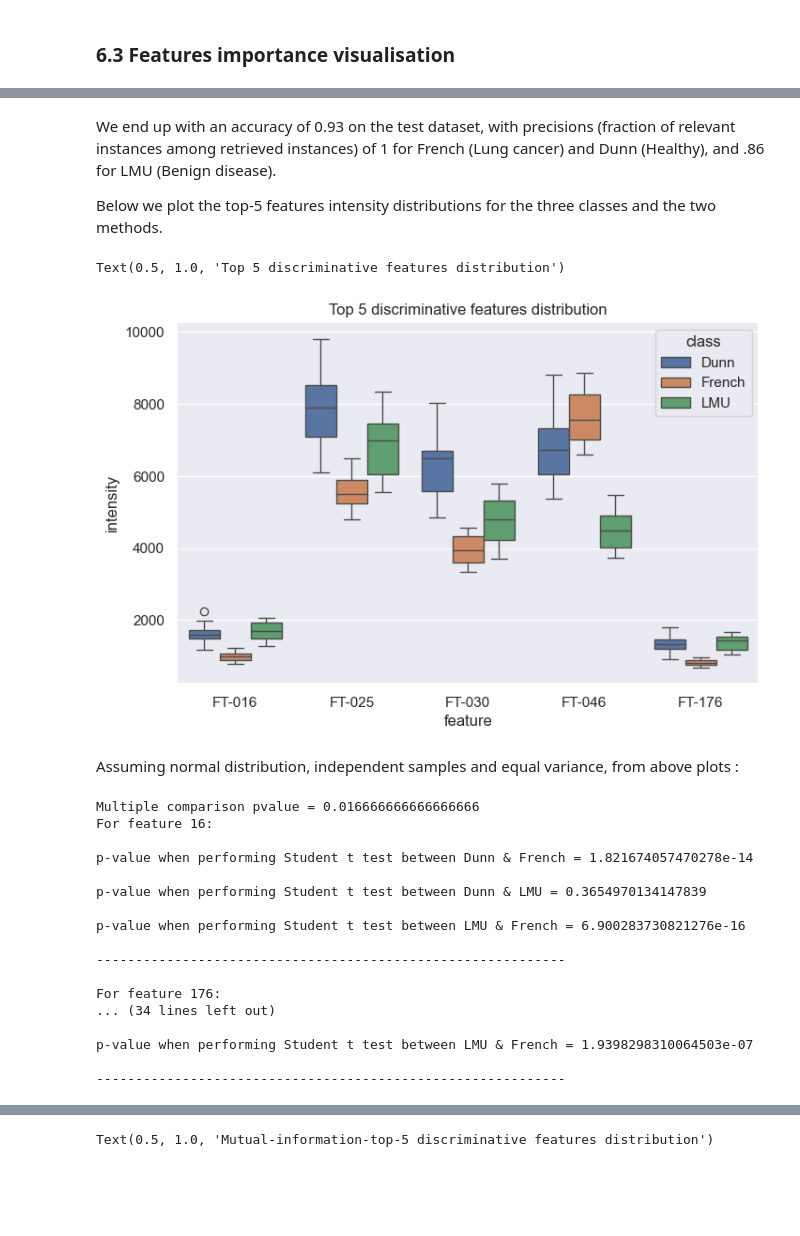
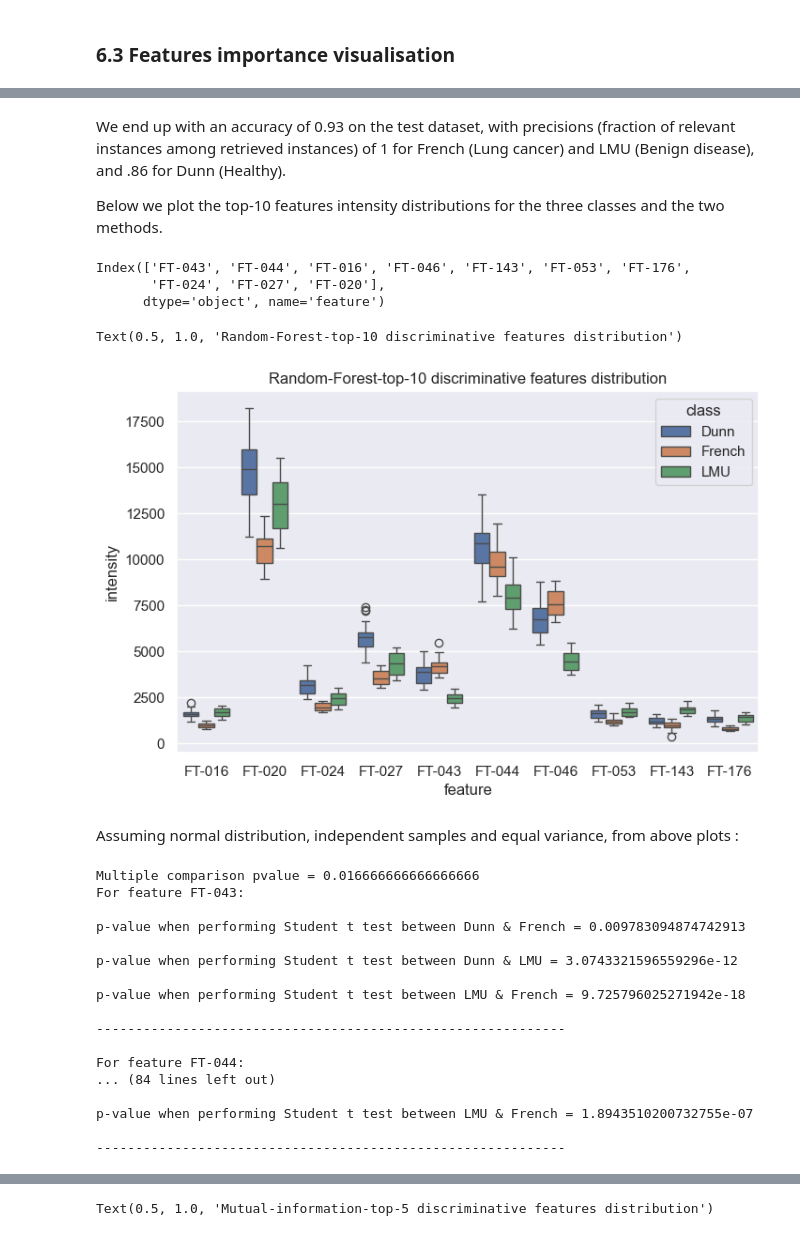
Before and after one commit to PhiCtl/glycan-biomarkers, a Jupyter notebook: notebooks/data_processing_&_classification.ipynb, the cells around one changed output, grey strips where cells are left out. Cells and saved outputs as stored; diff of their text form; code cells hidden in the pictures; blank space fills up the shorter version.

```diff
--- a/notebooks/data_processing_&_classification.ipynb
+++ b/notebooks/data_processing_&_classification.ipynb
@@ -97,9 +87,9 @@ df_data_process = df_data[df_data['feature'].isin(selected_feats)]
 We select features that are consistently detected across samples.
 We consider that a feature is present in a sample if its intensity is above 400 (from previous analysis in EDA). Then we select features which are present in all samples at least 70% of the time.
 # %%
-df_data_process['detection'] = df_data_process['intensity'].apply(lambda x: x >= 400)
+df_data_process['detection'] = df_data_process['intensity'].apply(lambda x: x >= 500)
 df_detect = df_data_process.groupby('feature').agg({'detection':lambda x : x.sum() / x.size})
 detected_features = df_detect.loc[df_detect['detection'] >= 0.7].index
 print(f"At this stage, {len(detected_features)} features were selected")
-df_data_process = df_data[df_data['feature'].isin(detected_features)]
+df_data_process = df_data_process[df_data_process['feature'].isin(detected_features)]
 # %% [output]
@@ -111,0 +104,20 @@ See the caveats in the documentation: https://pandas.pydata.org/pandas-docs/stab
+# %%
+sample_classes = ['Dunn', 'French', 'LMU']
+qc_classes = ['QC']#, 'dQC']
+
+QC_std = df_data_process[df_data_process['class'].isin(qc_classes) & (df_data_process['batch'] == 1)]\
+        .groupby(['feature']).agg({'intensity':lambda x : mad(x)})\
+        .rename(columns={'intensity' : 'std_QC'})
+general_std = df_data_process[df_data_process['class'].isin(sample_classes)]\
+        .groupby(['feature']).agg({'intensity':lambda x : mad(x) })\
+        .rename(columns={'intensity' : 'std_sample'})
+
+d_ratio = general_std.reset_index().merge(QC_std.reset_index(), on='feature', how='outer')
+d_ratio['D_ratio'] = d_ratio.apply(lambda x : 100 * x.std_QC / (np.sqrt(x.std_QC**2 + x.std_sample**2)), axis=1)
+# %%
+# Compute the biological standard deviation to the technical standard deviation per feature
+d_ratio['std_ratio'] = d_ratio['std_sample'] / d_ratio['std_QC']
+
+# Select features with low D-ratio
+selected_feats_dratio = d_ratio[d_ratio['D_ratio'] <= 50]['feature'].to_list()
+df_data_process = df_data_process[df_data_process['feature'].isin(selected_feats_dratio)]
@@ -268,14 +282,13 @@ X_train, X_test, y_train, y_test = train_test_split(X, y, test_size=0.2, random_
 # %%
 param_grid = {
     "n_estimators": [5, 10, 15, 20, 25, 30],
-    "max_depth": [3,4,5],
-    "min_samples_leaf": [4,5,6,7,8],
+    "max_depth": [3],
     "max_features":['sqrt'],
     "bootstrap": [True]
 }
 
 grid_search = GridSearchCV(RandomForestClassifier(random_state=42), param_grid, cv=3, n_jobs=-1, scoring='balanced_accuracy')
-grid_search.fit(X, y)
+grid_search.fit(X_train, y_train)
 best_params = grid_search.best_params_
 print(f"Best parameters: {best_params}")
 print(f"Best score: {grid_search.best_score_}")
@@ -329,13 +351,20 @@ plt.tight_layout()
 # %% [markdown]
-We end up with an accuracy of 0.93 on the test dataset, with precisions (fraction of relevant instances among retrieved instances) of 1 for French (Lung cancer) and Dunn (Healthy), and .86 for LMU (Benign disease).
+We end up with an accuracy of 0.93 on the test dataset, with precisions (fraction of relevant instances among retrieved instances) of 1 for French (Lung cancer) and LMU (Benign disease), and .86 for Dunn (Healthy).
 
-Below we plot the top-5 features intensity distributions for the three classes and the two methods.
+Below we plot the top-10 features intensity distributions for the three classes and the two methods.
+# %%
+feat_importances_rf.sort_values(ascending=False).head(10).index
+# %% [output]
+Index(['FT-043', 'FT-044', 'FT-016', 'FT-046', 'FT-143', 'FT-053', 'FT-176',
+       'FT-024', 'FT-027', 'FT-020'],
+      dtype='object', name='feature')
 # %%
-fig = sns.boxplot(df_data_process[df_data_process['feature_number'].isin([16,176,46,30,25])], x='feature', y='intensity', hue='class')
-fig.set_title('Random-Forest-top-5 discriminative features distribution')
+top_10 = feat_importances_rf.sort_values(ascending=False).head(10).index.to_list()
+fig = sns.boxplot(df_data_process[df_data_process['feature'].isin(top_10)], x='feature', y='intensity', hue='class')
+fig.set_title('Random-Forest-top-10 discriminative features distribution')
 # %% [output]
-Text(0.5, 1.0, 'Top 5 discriminative features distribution')
+Text(0.5, 1.0, 'Random-Forest-top-10 discriminative features distribution')
-[figure, old version]
+[figure, new version]
 # %% [markdown]
 Assuming normal distribution, independent samples and equal variance, from above plots :
 # %%
@@ -344,10 +373,10 @@ from scipy.stats import ttest_ind
 p_val = 0.05/3 # Because we have multiple comparisons
 print(f"Multiple comparison pvalue = {p_val}")
 
-for feat in [16,176,46,30,25]:
-    a = df_data_process[(df_data_process['feature_number'] == feat) & (df_data_process['class'] == 'Dunn')]['intensity']
-    b = df_data_process[(df_data_process['feature_number'] == feat) & (df_data_process['class'] == 'French')]['intensity']
-    c = df_data_process[(df_data_process['feature_number'] == feat) & (df_data_process['class'] == 'LMU')]['intensity']
+for feat in top_10:
+    a = df_data_process[(df_data_process['feature'] == feat) & (df_data_process['class'] == 'Dunn')]['intensity']
+    b = df_data_process[(df_data_process['feature'] == feat) & (df_data_process['class'] == 'French')]['intensity']
+    c = df_data_process[(df_data_process['feature'] == feat) & (df_data_process['class'] == 'LMU')]['intensity']
     test_1 = ttest_ind(a,b)
     test_2 = ttest_ind(a,c)
     test_3 = ttest_ind(b,c)
@@ -359,20 +388,20 @@ for feat in [16,176,46,30,25]:
     print("-"*60, '\n')
 # %% [output]
 Multiple comparison pvalue = 0.016666666666666666
-For feature 16:
+For feature FT-043:
 
-p-value when performing Student t test between Dunn & French = 1.821674057470278e-14
+p-value when performing Student t test between Dunn & French = 0.009783094874742913
 
-p-value when performing Student t test between Dunn & LMU = 0.3654970134147839
+p-value when performing Student t test between Dunn & LMU = 3.0743321596559296e-12
 
-p-value when performing Student t test between LMU & French = 6.900283730821276e-16
+p-value when performing Student t test between LMU & French = 9.725796025271942e-18
 
 ------------------------------------------------------------
 
-For feature 176:
-... (34 lines left out)
+For feature FT-044:
+... (84 lines left out)
 
-p-value when performing Student t test between LMU & French = 1.9398298310064503e-07
+p-value when performing Student t test between LMU & French = 1.8943510200732755e-07
 
 ------------------------------------------------------------
 # %% [markdown]
```
Also changed, not shown: parts of 20 cells of this notebook, 7 other files.
